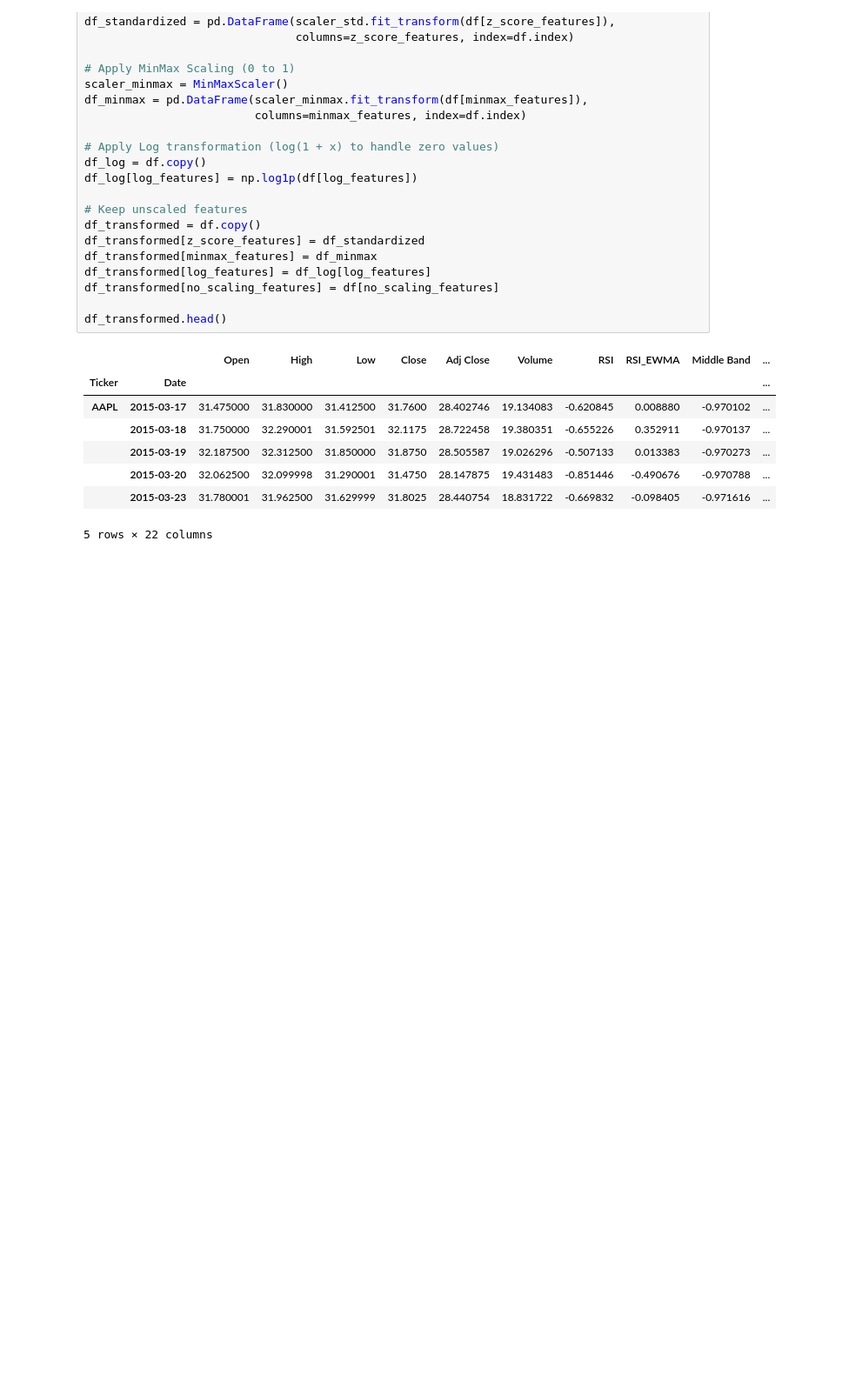
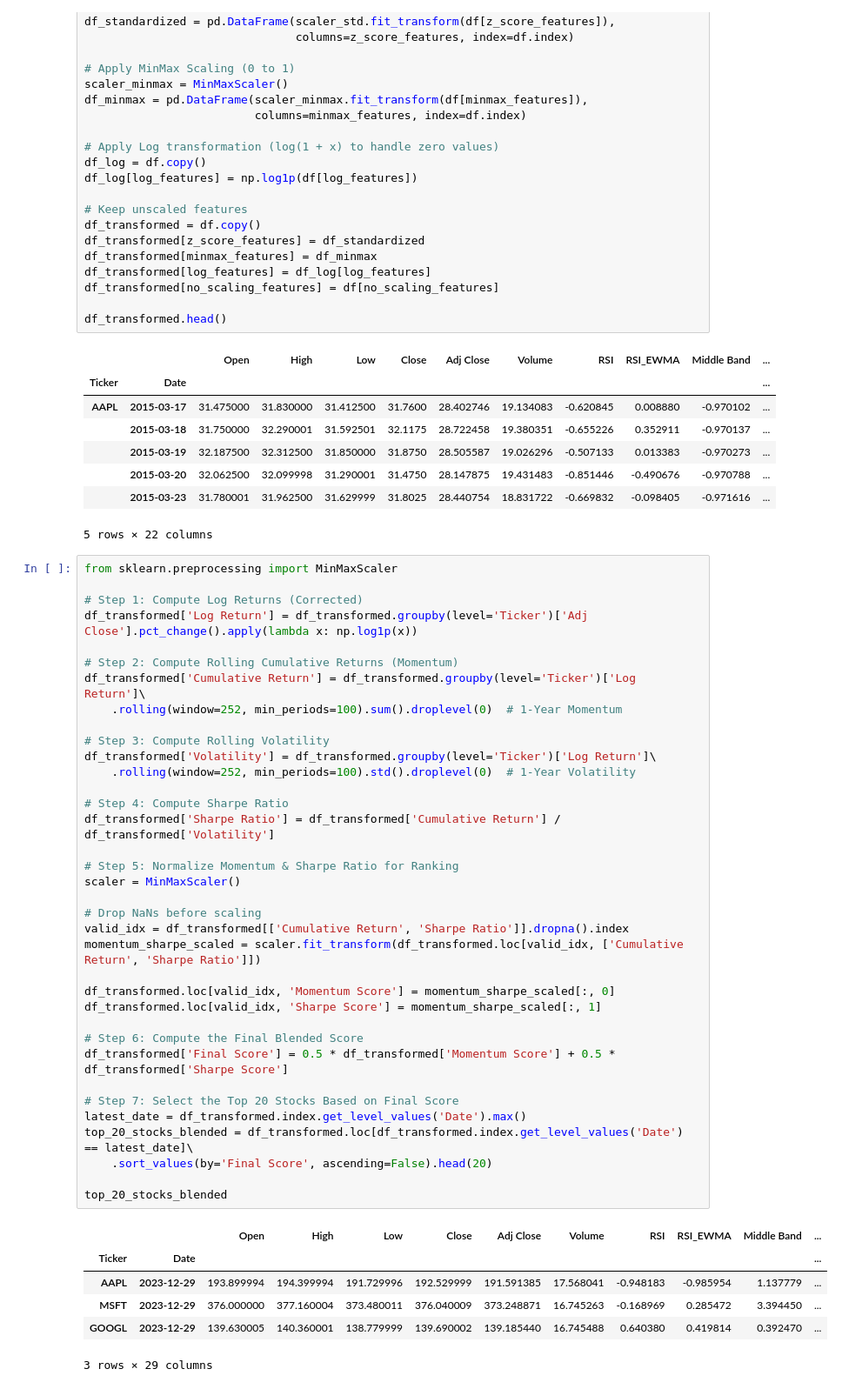
Before and after one commit to codyrosenzweig1/Quant_Trading_Basics_ML, a Jupyter notebook: Personal_Trading_Stratergy.ipynb, the cells around one changed output. Shown at 87% size. Cells and saved outputs as stored; diff of their text form; blank space fills up the shorter version.

Commit message:
Calculating sharpe ratio to build initial portfolio

```diff
--- a/Personal_Trading_Stratergy.ipynb
+++ b/Personal_Trading_Stratergy.ipynb
@@ -933,3 +930,46 @@ df_transformed.head()
 |  | 2015-03-20 | 32.062500 | 32.099998 | 31.290001 | 31.4750 | 28.147875 | 19.431483 | -0.851446 | -0.490676 | -0.970788 | ... |
 |  | 2015-03-23 | 31.780001 | 31.962500 | 31.629999 | 31.8025 | 28.440754 | 18.831722 | -0.669832 | -0.098405 | -0.971616 | ... |
 5 rows × 22 columns
+# %%
+from sklearn.preprocessing import MinMaxScaler
+
+# Step 1: Compute Log Returns (Corrected)
+df_transformed['Log Return'] = df_transformed.groupby(level='Ticker')['Adj Close'].pct_change().apply(lambda x: np.log1p(x))
+
+# Step 2: Compute Rolling Cumulative Returns (Momentum)
+df_transformed['Cumulative Return'] = df_transformed.groupby(level='Ticker')['Log Return']\
+    .rolling(window=252, min_periods=100).sum().droplevel(0)  # 1-Year Momentum
+
+# Step 3: Compute Rolling Volatility
+df_transformed['Volatility'] = df_transformed.groupby(level='Ticker')['Log Return']\
+    .rolling(window=252, min_periods=100).std().droplevel(0)  # 1-Year Volatility
+
+# Step 4: Compute Sharpe Ratio
+df_transformed['Sharpe Ratio'] = df_transformed['Cumulative Return'] / df_transformed['Volatility']
+
+# Step 5: Normalize Momentum & Sharpe Ratio for Ranking
+scaler = MinMaxScaler()
+
+# Drop NaNs before scaling
+valid_idx = df_transformed[['Cumulative Return', 'Sharpe Ratio']].dropna().index
+momentum_sharpe_scaled = scaler.fit_transform(df_transformed.loc[valid_idx, ['Cumulative Return', 'Sharpe Ratio']])
+
+df_transformed.loc[valid_idx, 'Momentum Score'] = momentum_sharpe_scaled[:, 0]
+df_transformed.loc[valid_idx, 'Sharpe Score'] = momentum_sharpe_scaled[:, 1]
+
+# Step 6: Compute the Final Blended Score
+df_transformed['Final Score'] = 0.5 * df_transformed['Momentum Score'] + 0.5 * df_transformed['Sharpe Score']
+
+# Step 7: Select the Top 20 Stocks Based on Final Score
+latest_date = df_transformed.index.get_level_values('Date').max()
+top_20_stocks_blended = df_transformed.loc[df_transformed.index.get_level_values('Date') == latest_date]\
+    .sort_values(by='Final Score', ascending=False).head(20)
+
+top_20_stocks_blended
+# %% [output]
+|  |  | Open | High | Low | Close | Adj Close | Volume | RSI | RSI_EWMA | Middle Band | ... |
+| Ticker | Date |  |  |  |  |  |  |  |  |  | ... |
+| AAPL | 2023-12-29 | 193.899994 | 194.399994 | 191.729996 | 192.529999 | 191.591385 | 17.568041 | -0.948183 | -0.985954 | 1.137779 | ... |
+| MSFT | 2023-12-29 | 376.000000 | 377.160004 | 373.480011 | 376.040009 | 373.248871 | 16.745263 | -0.168969 | 0.285472 | 3.394450 | ... |
+| GOOGL | 2023-12-29 | 139.630005 | 140.360001 | 138.779999 | 139.690002 | 139.185440 | 16.745488 | 0.640380 | 0.419814 | 0.392470 | ... |
+3 rows × 29 columns
```
Also changed, not shown: parts of 1 cell of this notebook.
